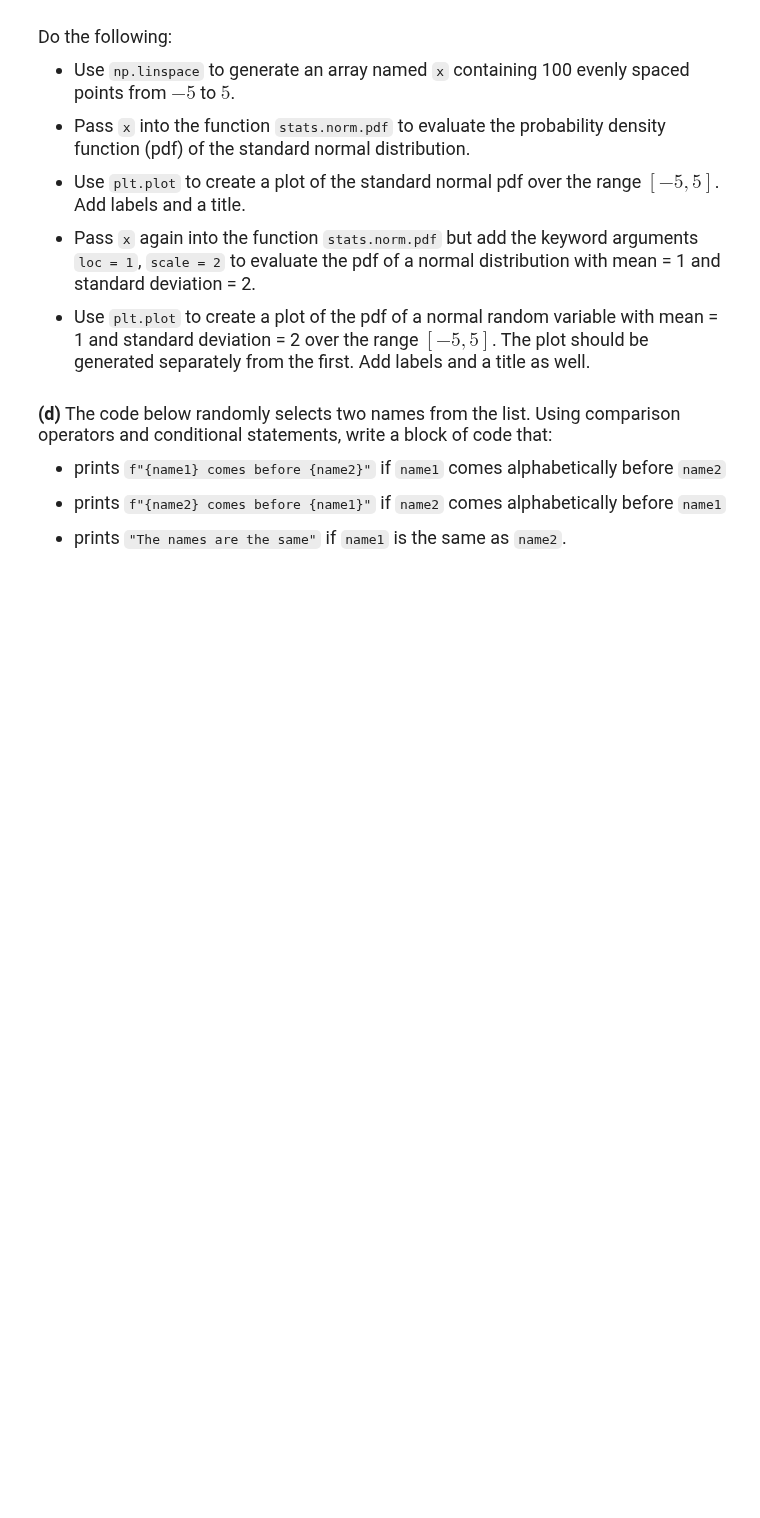
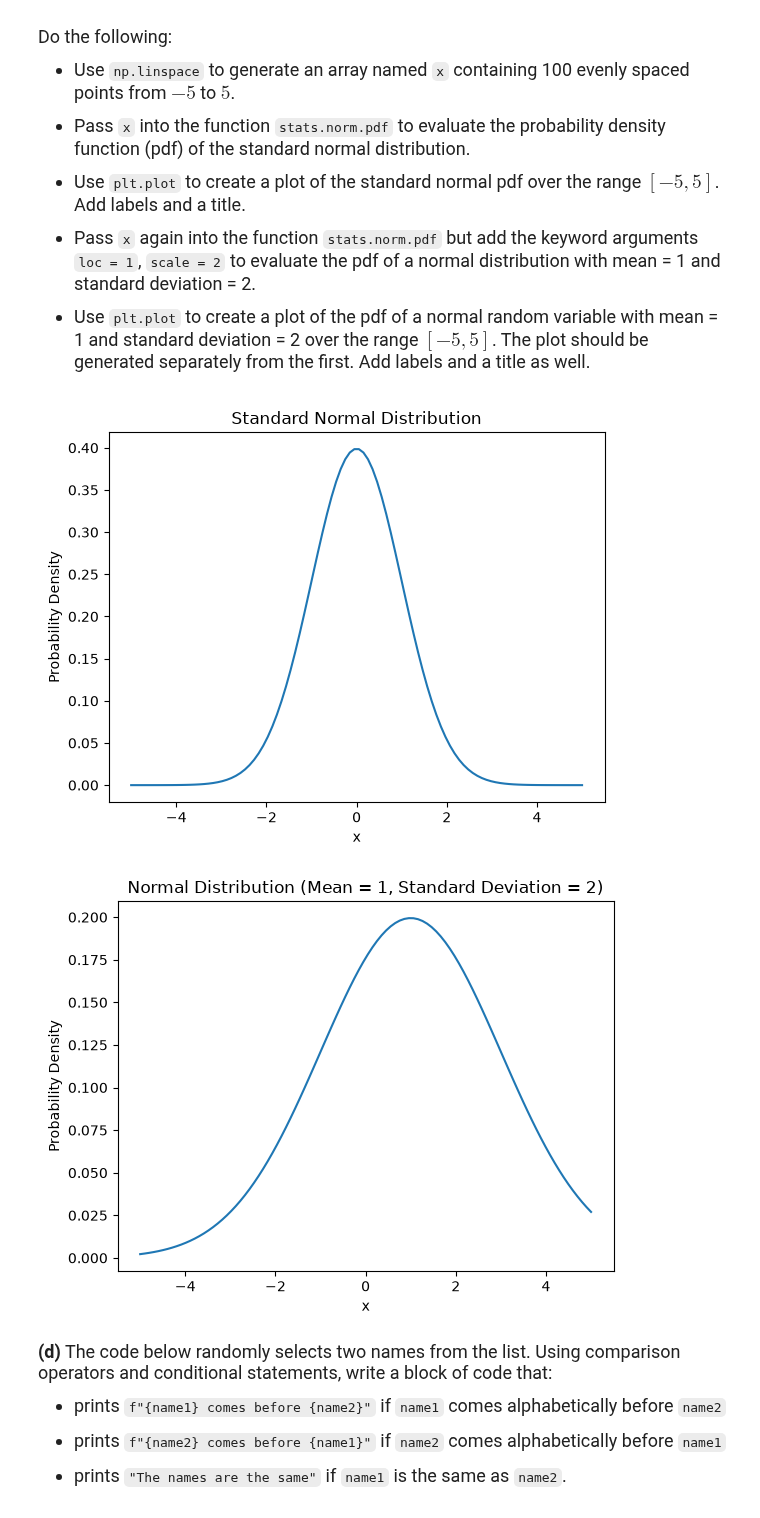
Before and after one commit to JNGU28/datasci185fall2026, a Jupyter notebook: _assignments/assignment_3/Assignment3-v2.ipynb, the cells around one changed output. Cells and saved outputs as stored; diff of their text form; code cells hidden in the pictures; blank space fills up the shorter version.

```diff
--- a/_assignments/assignment_3/Assignment3-v2.ipynb
+++ b/_assignments/assignment_3/Assignment3-v2.ipynb
@@ -64,9 +89,30 @@ Do the following:
 # %%
 import numpy as np
 import scipy.stats as stats
 
 # your code here
 # create and show BOTH plots in this cell
+x = np.linspace(-5, 5, 100)
+
+y1 = stats.norm.pdf(x)
+
+
+mpl.plot(x, y1)
+mpl.xlabel("x")
+mpl.ylabel("Probability Density")
+mpl.title("Standard Normal Distribution")
+mpl.show()
+
+y2 = stats.norm.pdf(x, loc=1, scale=2)
+
+mpl.plot(x, y2)
+mpl.xlabel("x")
+mpl.ylabel("Probability Density")
+mpl.title("Normal Distribution (Mean = 1, Standard Deviation = 2)")
+mpl.show()
+# %% [output]
+[figure, added]
+[figure, added]
 # %% [markdown]
 <font size = "4">
 
```
Also changed, not shown: parts of 3 cells of this notebook.
